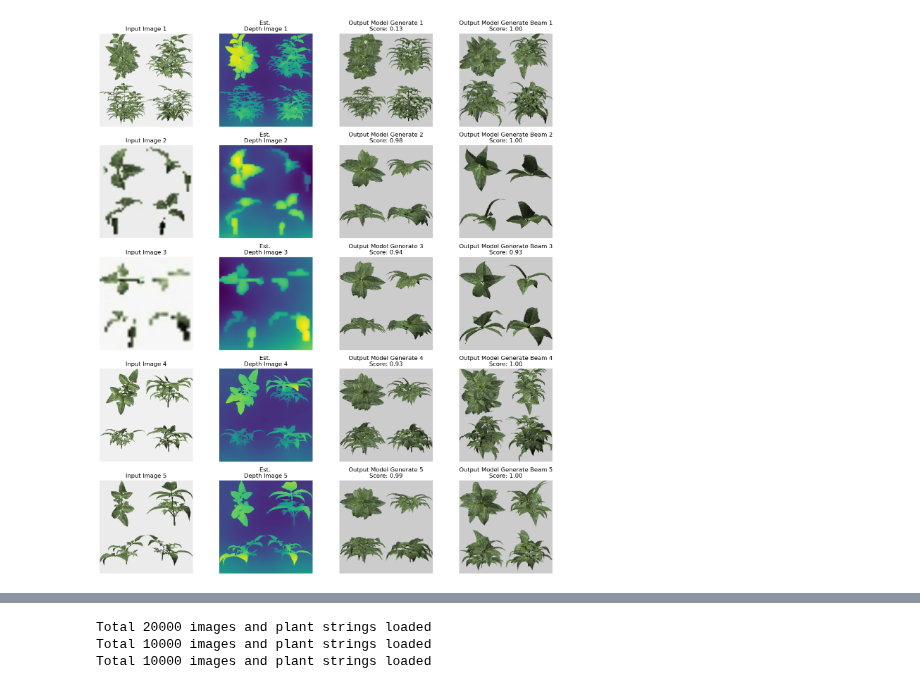
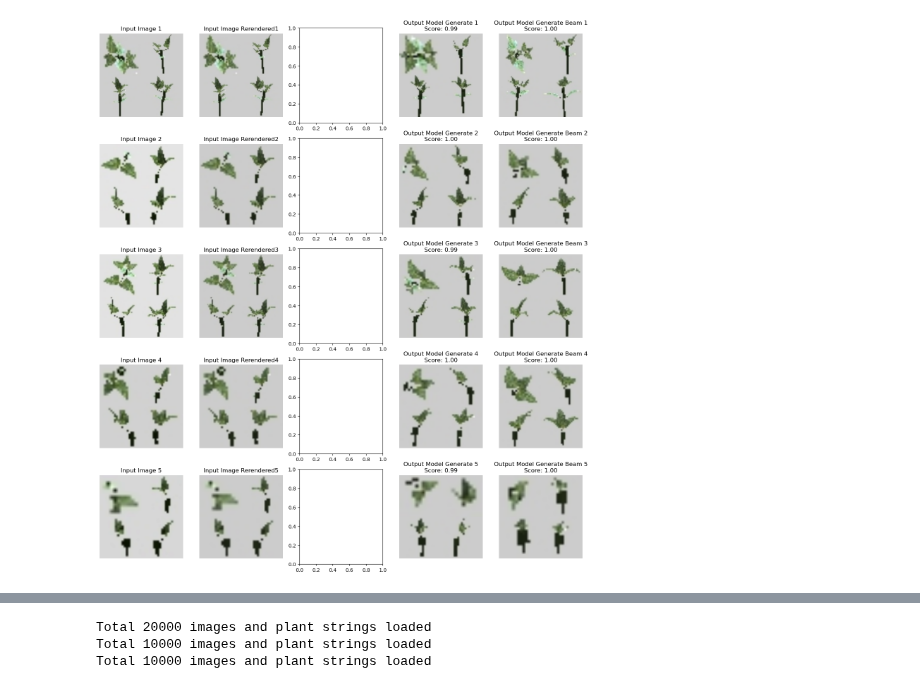
Before and after one commit to GEMINI-Breeding/Image2PlantArchitecture, a Jupyter notebook: src/evaluate_sideview.ipynb, the cells around one changed output, grey strips where cells are left out. Saved outputs shown, nothing was run; the diff lists cells and outputs as text; code cells hidden in the pictures.

```diff
--- a/src/evaluate_sideview.ipynb
+++ b/src/evaluate_sideview.ipynb
@@ -27,7 +27,7 @@ sys.path.append('../')
 # %%
 from models.plightning import  MainDataModule
 
-dataset_dir = "../data/Sideview_Jan21_2025"
+dataset_dir = "../data/20250311_Sideview_40Days"
 datamodule = MainDataModule(dataset_dir,
                             image_size=224,
                             load_depth=False,
@@ -72,6 +70,6 @@ for i in range(n):
 # %%
 from models.plightning import MainModule
-model = MainModule.load_from_checkpoint("../log/20250306_Final_for_Paper_aplha10/version_1/checkpoints/best_epoch=21.ckpt")
+model = MainModule.load_from_checkpoint("../log/20250317_Final_for_Paper_Sideview_RGB_FixViT_ParmVarReg_AdjustViT/version_1/checkpoints/best_epoch=35.ckpt")
 model.eval()
 # %% [output]
 MainModule(
@@ -99,7 +97,7 @@ import numpy as np
 import matplotlib.pyplot as plt
 from plant_tokenizer import SOS_vec_padded, SOS_token, EOS_token
 from models.model import get_tgt_mask
-from plant_dataset import PlantDataset, load_sideview_images
+from plant_dataset import PlantDataset, load_sideview_images, load_image
 from image_process import process_leaf_image
 from plantstring2model import plantstring2model
 from string_to_xml_to_vec import vec2xml, recursive_to_linked
@@ -112,11 +110,16 @@ import joblib
 
 from models.plightning import MainDataModule
 
-dataset_dir = "../data/20250123_Sideview_40Days"
+
+process_leaf = True
+side_view = True
+dataset_dir = "../data/20250311_Sideview_40Days"
 datamodule = MainDataModule(dataset_dir,
                             image_size=model.image_size,
                             load_depth=False,
-                            train_batch_size=1, num_workers=0, process_leaf=True, preload=False, side_view=True)
+                            train_batch_size=1, num_workers=0, process_leaf=process_leaf, preload=False, side_view=side_view,
+                            partial_data=0.1,
+                            growth_stages = ["01","02","03","04","05"])
 growth_stages = [f"{day:02d}" for day in range(0,2)]
 if 0:
     datamodule.setup(growth_stages=growth_stages)
@@ -141,6 +144,7 @@ def re_render_xml(output_path, filename, rotation=True):
     command = ""
     command += f"cd {program_path} && ./main "
     command += f"-h 1.0 -o {output_path} -name {image_name} -tile none -f {os.path.join(output_path, filename)}"
+    #command += f"-h 1.0 -o {output_path} -name {image_name} -tile black -f {os.path.join(output_path, filename)}"
     if rotation:
         command += " -r"
     result = subprocess.run(command, shell=True, capture_output=True, text=True)
@@ -150,7 +154,7 @@ def re_render_xml(output_path, filename, rotation=True):
 
 # Prepare the figure
 n_figures = 5
-fig, axes = plt.subplots(n_figures, 4, figsize=(14, 16))
+fig, axes = plt.subplots(n_figures, 5, figsize=(14, 16))
 
 # Create temp folder
 temp_folder = "temp"
@@ -173,36 +177,52 @@ for idx, (image, plant_info, out, lengths) in enumerate(dataloader):
     plant_info = plant_info.to(device)
 
     out = torch.tensor(out).to(device)
+
+    # Transform and inverse_transform
+    out[:,:,1:] = model.sequence_decoder.scaler.transform(out[:,:,1:])
+    # out[:,:,1:] = torch.clamp(out[:,:,1:], -1, 1)
+    out[:,:,1:] = model.sequence_decoder.scaler.inverse_transform(out[:,:,1:])
+
     ground_truth = out.squeeze(0).cpu().numpy()
 
     plant_vec = token2vec(ground_truth)
     plant_xml = vec2xml(plant_vec)
     plant_xml_file_name = f"temp/plant_{idx}_gt.xml"
-    plant_xml_str = pretty_print_xml(plant_xml)
-    with open(plant_xml_file_name, "w") as f:
-        f.write(plant_xml_str)
     plant_xml = recursive_to_linked(plant_xml)
-
     plant_xml_str = pretty_print_xml(plant_xml)
     with open(plant_xml_file_name, "w") as f:
         f.write(plant_xml_str)
 
-    if 0:
+    if 1:
         re_render_xml(os.path.abspath(temp_folder), os.path.abspath(plant_xml_file_name))
-        img = cv2.imread(plant_xml_file_name.replace("xml","jpeg"))
-        if 0:
-            leaf_area, plant_width, plant_height, leaf_img, _ = process_leaf_image(img, sqaure_crop=True, thr=0.2)
-            img = cv2.resize(leaf_img, (image_size, image_size))
+        if side_view:
+            gt_rerendered, _ = load_sideview_images(temp_folder, plant_xml_file_name.replace("xml","jpeg"), model.image_size, process_leaf)
         else:
-            img = cv2.resize(img, (image_size, image_size))
-        gt_img = img.copy()
+            gt_rerendered, _ = load_image(temp_folder, plant_xml_file_name.replace("xml","jpeg"), model.image_size, process_leaf)
 
     ############## Generate
     with torch.no_grad():
         # Generate using model.generate
-        result_generate, score_generate = model.generate(image, plant_info)
-        result_generate = result_generate.cpu().numpy()
-        score_generate = np.exp(score_generate)  # Convert log score to probability
+        if 1:
+            result_generate, score_generate = model.generate(image, plant_info)
+            result_generate = result_generate.cpu().numpy()
+            score_generate = np.exp(score_generate)  # Convert log score to probability
+        else:
+            result = model.forward(image, plant_info, out[:, :-1])
+            label_p = result[:,:,:model.seq_dim]
+            label = label_p.topk(1)[1]
+            params = scaler.inverse_transform(result[:,:,model.seq_dim:])
+
+            # Calculate error
+            values = out[:, 1:, 1:]
+            values = model.sequence_decoder.scaler.transform(values)
+            param_loss = model.param_loss_fn_bylabel(label=label.squeeze(2), values=values, pred=result[:,:,model.seq_dim:])
+            print(f"param_loss:{param_loss}")
+            score_generate = param_loss
+            result = torch.cat((label, params), dim=-1)
+            result = result.squeeze()
+            result_generate = result.cpu().numpy()
+
 
         # Generate using model.generate_beam
         result_generate_beam, score_generate_beam = model.generate_param_beam(image, plant_info, beam_width=5, add_noise=False)
@@ -220,11 +240,14 @@ for idx, (image, plant_info, out, lengths) in enumerate(dataloader):
 
     try:
         re_render_xml(os.path.abspath(temp_folder), os.path.abspath(plant_xml_file_name_generate))
-        img_generate, _ = load_sideview_images(temp_folder, plant_xml_file_name_generate.replace("xml","jpeg"), model.image_size, True)
+        if side_view:
+            result_rerendered, _ = load_sideview_images(temp_folder, plant_xml_file_name_generate.replace("xml","jpeg"), model.image_size, process_leaf)
+        else:
+            result_rerendered, _ = load_image(temp_folder, plant_xml_file_name_generate.replace("xml","jpeg"), model.image_size, process_leaf)
     except ValueError as e:
             print(f"Error loading image: {e}")
-            img_generate = np.zeros((image_size, image_size, 3), dtype=np.uint8)
-            cv2.putText(img_generate, 'Error Generating', (10, image_size // 2), cv2.FONT_HERSHEY_SIMPLEX, 0.5, (255, 255, 255), 1, cv2.LINE_AA)
+            result_rerendered = np.zeros((image_size, image_size, 3), dtype=np.uint8)
+            cv2.putText(result_rerendered, 'Error Generating', (10, image_size // 2), cv2.FONT_HERSHEY_SIMPLEX, 0.5, (255, 255, 255), 1, cv2.LINE_AA)
 
     # Process result from model.generate_beam
     plant_vec_generate_beam = token2vec(result_generate_beam)
@@ -238,7 +261,10 @@ for idx, (image, plant_info, out, lengths) in enumerate(dataloader):
 
     try:
         re_render_xml(os.path.abspath(temp_folder), os.path.abspath(plant_xml_file_name_generate_beam))
-        img_generate_beam, _ = load_sideview_images(temp_folder, plant_xml_file_name_generate_beam.replace("xml","jpeg"), model.image_size, True)
+        if side_view:
+            img_generate_beam, _ = load_sideview_images(temp_folder, plant_xml_file_name_generate_beam.replace("xml","jpeg"), model.image_size, process_leaf)
+        else:
+            img_generate_beam, _ = load_image(temp_folder, plant_xml_file_name_generate_beam.replace("xml","jpeg"), model.image_size, process_leaf)
     except ValueError as e:
         print(f"Error loading image: {e}")
         img_generate_beam = np.zeros((image_size, image_size, 3), dtype=np.uint8)
@@ -247,22 +273,27 @@ for idx, (image, plant_info, out, lengths) in enumerate(dataloader):
     image_vis = image[0].permute(1, 2, 0).cpu()
     image_vis = cv2.normalize(np.array(image_vis), None, alpha=0, beta=255, norm_type=cv2.NORM_MINMAX, dtype=cv2.CV_8U)
     row, col = divmod(idx, n_figures)
+
     axes[col, row].imshow(image_vis[:, :, 0:3])
     axes[col, row].set_title(f"Input Image {idx + 1}")
     axes[col, row].axis('off')
 
-    depth = model.predicted_depth.squeeze().cpu()
-    axes[col, row+1].imshow(depth)
-    axes[col, row+1].set_title(f"Est. \nDepth Image {idx + 1}")
+    axes[col, row+1].imshow(gt_rerendered)
+    axes[col, row+1].set_title(f"Input Image Rerendered{idx + 1}")
     axes[col, row+1].axis('off')
 
-    axes[col, row + 2].imshow(img_generate)
-    axes[col, row + 2].set_title(f"Output Model Generate {idx + 1}\nScore: {score_generate:.2f}")
-    axes[col, row + 2].axis('off')
+    # depth = model.predicted_depth.squeeze().cpu()
+    # axes[col, row+2].imshow(depth)
+    # axes[col, row+2].set_title(f"Est. \nDepth Image {idx + 1}")
+    # axes[col, row+2].axis('off')
 
-    axes[col, row + 3].imshow(img_generate_beam)
-    axes[col, row + 3].set_title(f"Output Model Generate Beam {idx + 1}\nScore: {score_generate_beam:.2f}")
+    axes[col, row + 3].imshow(result_rerendered)
+    axes[col, row + 3].set_title(f"Output Model Generate {idx + 1}\nScore: {score_generate:.2f}")
     axes[col, row + 3].axis('off')
+
+    axes[col, row + 4].imshow(img_generate_beam)
+    axes[col, row + 4].set_title(f"Output Model Generate Beam {idx + 1}\nScore: {score_generate_beam:.2f}")
+    axes[col, row + 4].axis('off')
 
 plt.tight_layout()
 plt.show()
@@ -290,4 +321,4 @@ Leaf inclination: 0.0591681 0.13519 0.176787 0.142481 0.110328 0.093115 0.066100
-[figure, old version]
+[figure, new version]
 # %%
 import os
 import torch
```
Also changed, not shown: parts of 6 cells of this notebook, 8 other files.
